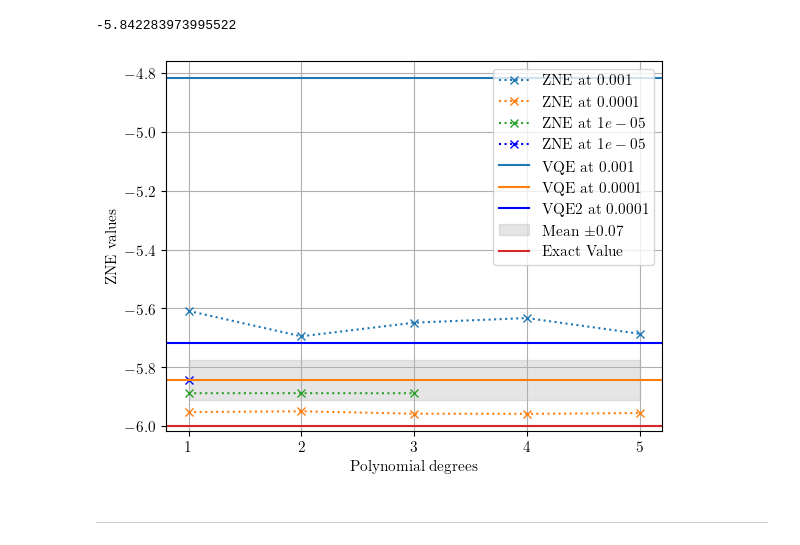
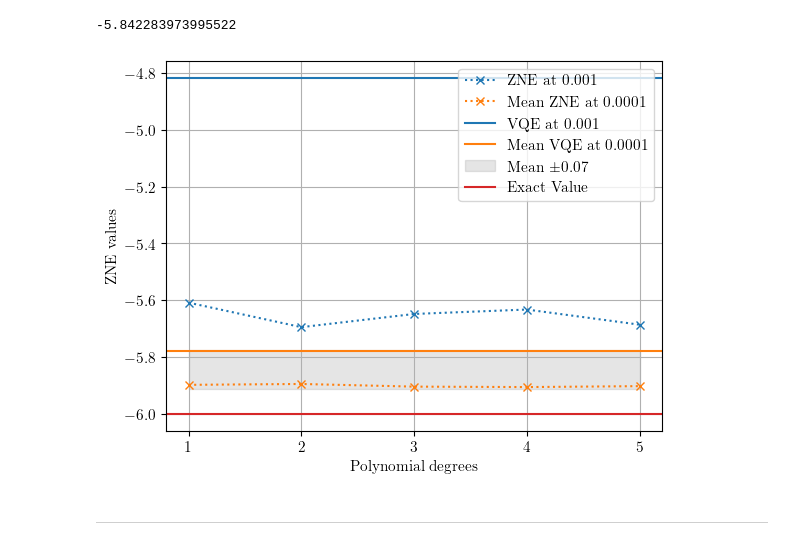
Before and after one commit to arijit-ship/indirect-zne, a Jupyter notebook: notebook/ErrorMitigation_ZNE.ipynb, the cells around one changed output. Cells and saved outputs as stored; diff of their text form; code cells hidden in the pictures.

Commit message:
new data

```diff
--- a/notebook/ErrorMitigation_ZNE.ipynb
+++ b/notebook/ErrorMitigation_ZNE.ipynb
@@ -459,10 +465,11 @@ vqe_Q7_std = np.std(vqe_Q7)
 vqe_Q7_mean = np.mean(vqe_Q7)
 vqe_Q7N1 = data_Q7N1[0][-1]
 vqe_Q7N2 = data_Q7N2[0][-1]
+vqe_Q7N2_second = data_Q7N2_second[0][-1]
 vqe_Q7N3 = data_Q7N3[0][-1]
 N1, N2, N3 = 0.001, 0.0001, 0.00001
 
-vqe_Q7N2_second = -5.7165495179329415
+vqe_Q7N2_mean = np.mean([vqe_Q7N2_second, vqe_Q7N2])
 # %%
 print(vqe_Q7_mean)
 # %% [output]
@@ -496,6 +503,27 @@ zne_Q7N2_vals = [
     zne_Q7N2_D5.getRichardsonZNE(),
 ]
 
+zne_Q7N2_second_D1 = ZeroNoiseExtrapolation(dataPoints = data_Q7N2_second[ : 4], degree = 1)
+zne_Q7N2_second_D2 = ZeroNoiseExtrapolation(dataPoints = data_Q7N2_second[ : 10], degree = 2)
+zne_Q7N2_second_D3 = ZeroNoiseExtrapolation(dataPoints = data_Q7N2_second[ : 20], degree = 3)
+zne_Q7N2_second_D4 = ZeroNoiseExtrapolation(dataPoints = data_Q7N2_second[ : 35], degree = 4)
+zne_Q7N2_second_D5 = ZeroNoiseExtrapolation(dataPoints = data_Q7N2_second[ : 56], degree = 5)
+
+zne_Q7N2_second_vals = [
+    zne_Q7N2_second_D1.getRichardsonZNE(),
+    zne_Q7N2_second_D2.getRichardsonZNE(),
+    zne_Q7N2_second_D3.getRichardsonZNE(),
+    zne_Q7N2_second_D4.getRichardsonZNE(),
+    zne_Q7N2_second_D5.getRichardsonZNE(),
+]
+
+zne_Q7N2_vals_mean = [
+    np.mean([zne_Q7N2_vals[0], zne_Q7N2_second_vals[0]]),
+    np.mean([zne_Q7N2_vals[1], zne_Q7N2_second_vals[1]]),
+    np.mean([zne_Q7N2_vals[2], zne_Q7N2_second_vals[2]]),
+    np.mean([zne_Q7N2_vals[3], zne_Q7N2_second_vals[3]]),
+    np.mean([zne_Q7N2_vals[4], zne_Q7N2_second_vals[4]])
+]
 zne_Q7N3_D1 = ZeroNoiseExtrapolation(dataPoints = data_Q7N3[ : 4], degree = 1)
 zne_Q7N3_D2 = ZeroNoiseExtrapolation(dataPoints = data_Q7N3[ : 10], degree = 2)
 zne_Q7N3_D3 = ZeroNoiseExtrapolation(dataPoints = data_Q7N3[ : 20], degree = 3)
@@ -510,51 +538,39 @@ zne_Q7N3_vals = [
     # zne_Q7N3_D5.getRichardsonZNE(),
 ]
 
-zne_Q7N2_second_D1 = ZeroNoiseExtrapolation(dataPoints = data_Q7N2_second[ : 4], degree = 1)
-zne_Q7N2_second_D2 = ZeroNoiseExtrapolation(dataPoints = data_Q7N2_second[ : 10], degree = 2)
-zne_Q7N2_second_D3 = ZeroNoiseExtrapolation(dataPoints = data_Q7N2_second[ : 20], degree = 3)
-zne_Q7N2_second_D4 = ZeroNoiseExtrapolation(dataPoints = data_Q7N2_second[ : 35], degree = 4)
-zne_Q7N2_second_D5 = ZeroNoiseExtrapolation(dataPoints = data_Q7N2_second[ : 56], degree = 5)
 
-zne_Q7N2_second_vals = [
-    zne_Q7N2_second_D1.getRichardsonZNE(),
-    # zne_Q7N2_second_D2.getRichardsonZNE(),
-    # zne_Q7N2_second_D3.getRichardsonZNE(),
-    # zne_Q7N2_second_D4.getRichardsonZNE(),
-    # zne_Q7N2_second_D5.getRichardsonZNE(),
-]
 
 # Y-axis labels
 labels = ["1", "2", "3", "4", "5"]
 
 # Colors
 colors = ['#1f77b4', '#ff7f0e', '#2ca02c', '#d62728', '#9467bd', '#8c564b', '#e377c2', '#7f7f7f', '#bcbd22', '#17becf']
 
 plt.plot(labels, zne_Q7N1_vals, marker='x', linestyle='dotted', color = colors[0], label=f'ZNE at ${N1}$')
-plt.plot(labels, zne_Q7N2_vals, marker='x', linestyle='dotted', color = colors[1], label=f'ZNE at ${N2}$')
-plt.plot(labels[ : 3], zne_Q7N3_vals, marker='x', linestyle='dotted', color = colors[2], label=f'ZNE at ${N3}$')
+plt.plot(labels, zne_Q7N2_vals_mean, marker='x', linestyle='dotted', color = colors[1], label=f'Mean ZNE at ${N2}$')
+#plt.plot(labels[ : 3], zne_Q7N3_vals, marker='x', linestyle='dotted', color = colors[2], label=f'ZNE at ${N3}$')
 
-plt.plot(labels[ : 1], zne_Q7N2_second_vals, marker='x', linestyle='dotted', color = "blue", label=f'ZNE at ${N3}$')
+#plt.plot(labels, zne_Q7N2_second_vals, marker='x', linestyle='dotted', color = "blue", label=f'ZNE at ${N2}$')
 
 
 
 plt.axhline(y = vqe_Q7N1, color = colors[0], linestyle='-', label=f'VQE at ${N1}$')
-plt.axhline(y = vqe_Q7N2, color = colors[1], linestyle='-', label=f'VQE at ${N2}$')
-plt.axhline(y = vqe_Q7N2_second, color = "blue", linestyle='-', label=f'VQE2 at ${N2}$')
+#plt.axhline(y = vqe_Q7N2, color = colors[1], linestyle='-', label=f'VQE at ${N2}$')
+plt.axhline(y = vqe_Q7N2_mean, color = colors[1], linestyle='-', label=f'Mean VQE at ${N2}$')
 #plt.axhline(y = vqe_Q7N3, color = colors[2], linestyle='-', label=f'VQE at ${N3}$')
 
 plt.fill_between(labels, vqe_Q7_mean - vqe_Q7_std, vqe_Q7_mean + vqe_Q7_std, color='gray', alpha=0.2, label=f'Mean ±{vqe_Q7_std:.2f}')
 plt.axhline(y = exact_Q7, color = colors[3], linestyle='-', label='Exact Value')
 
 plt.xlabel('Polynomial degrees')
 plt.ylabel('ZNE values')
 #plt.title('8-qubit ZNE Values vs Exact \n Value without time constraint')
 plt.legend()
 plt.grid(True)
 # Show the plot
 plt.show()
 # %% [output]
-[figure, old version]
+[figure, new version]
 # %% [markdown]
 ---
 # %%
```
Also changed, not shown: parts of 1 cell of this notebook, 1 other file.
